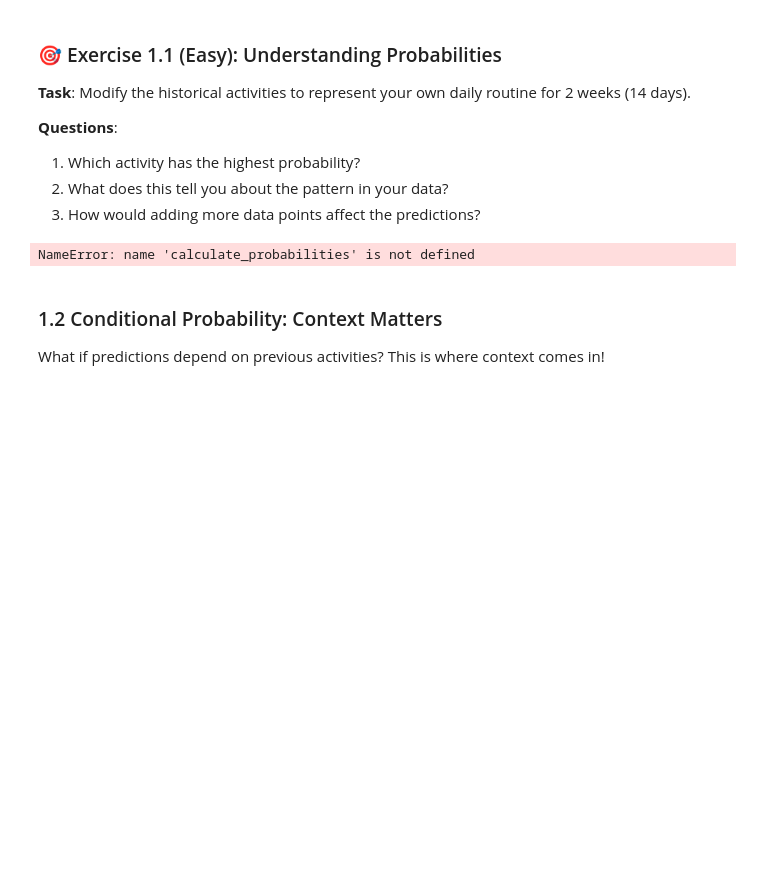
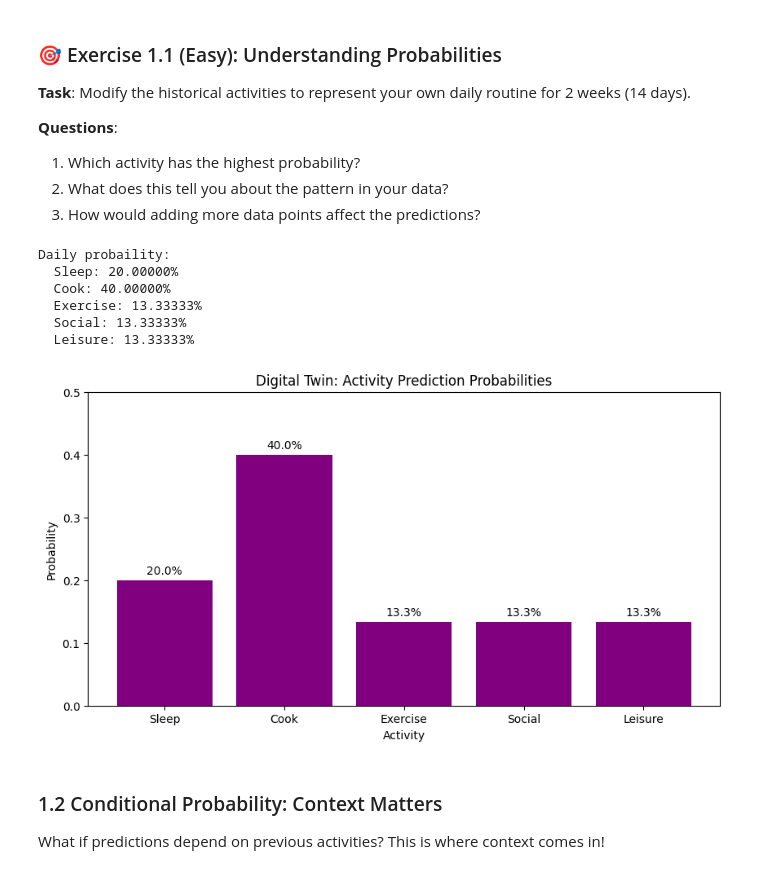
Before and after one commit to Joy-igwe/-FE_Evaluation_1, a Jupyter notebook: 01_probability_neural_networks.ipynb, the cells around one changed output. Saved outputs shown, nothing was run; the diff lists cells and outputs as text; code cells hidden in the pictures; blank space fills up the shorter version.

```diff
--- a/01_probability_neural_networks.ipynb
+++ b/01_probability_neural_networks.ipynb
@@ -102,20 +100,58 @@ Activity Probabilities:
 1. Which activity has the highest probability?
 2. What does this tell you about the pattern in your data?
 3. How would adding more data points affect the predictions?
-# %%
-# YOUR CODE HERE
-# Create your own sequence of activities (14 values)
-my_activities = [0, 1, 1, 1, 1, 1, 2, 0, 1, 1, 1, 1, 1, 4]  # Replace with your pattern
-
-# Calculate and visualize
-my_probs = calculate_probabilities(my_activities)
-
-# YOUR ANALYSIS HERE (write answers as comments)
-# 1. Highest probability activity:
-# 2. Pattern insight:
-# 3. Impact of more data:
-# %% [output]
-NameError: name 'calculate_probabilities' is not defined
+# %%
+# YOUR CODE HERE
+from collections import Counter
+import matplotlib.pyplot as plt
+# Create your own sequence of activities (14 values)
+my_dailylife = [2, 4, 1, 4, 2, 3, 2, 0, 1, 2, 0, 3, 4, 4, 3, 2]  # Replace with your pattern
+def calculate_probabilities(sequence):
+    """
+    Calculate probability distribution from a sequence.
+
+    Args:
+        sequence: List of integers representing activities
+
+    Returns:
+        dict: Probability of each activity
+    """
+    counts = Counter(sequence)
+    total = len(sequence)
+    probabilities = {activity: count/total for activity, count in counts.items()}
+    return probabilities
+# Calculate and visualize
+my_probs = calculate_probabilities(my_dailylife)
+
+activity_names = {0: 'Sleep', 1: 'Cook', 2: 'Exercise', 3: 'Social', 4: 'Leisure', 5: 'Pray'}
+print("Daily probaility:")
+for activity, prob in sorted(probs.items()):
+    print(f"  {activity_names[activity]}: {prob:.2%}")
+
+plt.figure(figsize=(10, 5))
+activities = [activity_names[k] for k in sorted(probs.keys())]
+probabilities = [probs[k] for k in sorted(probs.keys())]
+plt.bar(activities, probabilities, color='purple')
+plt.title('Digital Twin: Activity Prediction Probabilities')
+plt.ylabel('Probability')
+plt.xlabel('Activity')
+plt.ylim(0, 0.5)
+for i, v in enumerate(probabilities):
+    plt.text(i, v + 0.01, f'{v:.1%}', ha='center')
+plt.show()
+
+# YOUR ANALYSIS HERE (write answers as comments)
+# 1. Highest probability activity: Cook 40%
+# 2. Pattern insight: Its doesn't change much
+# 3. Impact of more data: Increases the probaility
+# %% [output]
+Daily probaility:
+  Sleep: 20.00000%
+  Cook: 40.00000%
+  Exercise: 13.33333%
+  Social: 13.33333%
+  Leisure: 13.33333%
+[figure, added]
 # %% [markdown]
 ### 1.2 Conditional Probability: Context Matters
 
```
Also changed, not shown: parts of 1 cell of this notebook.
